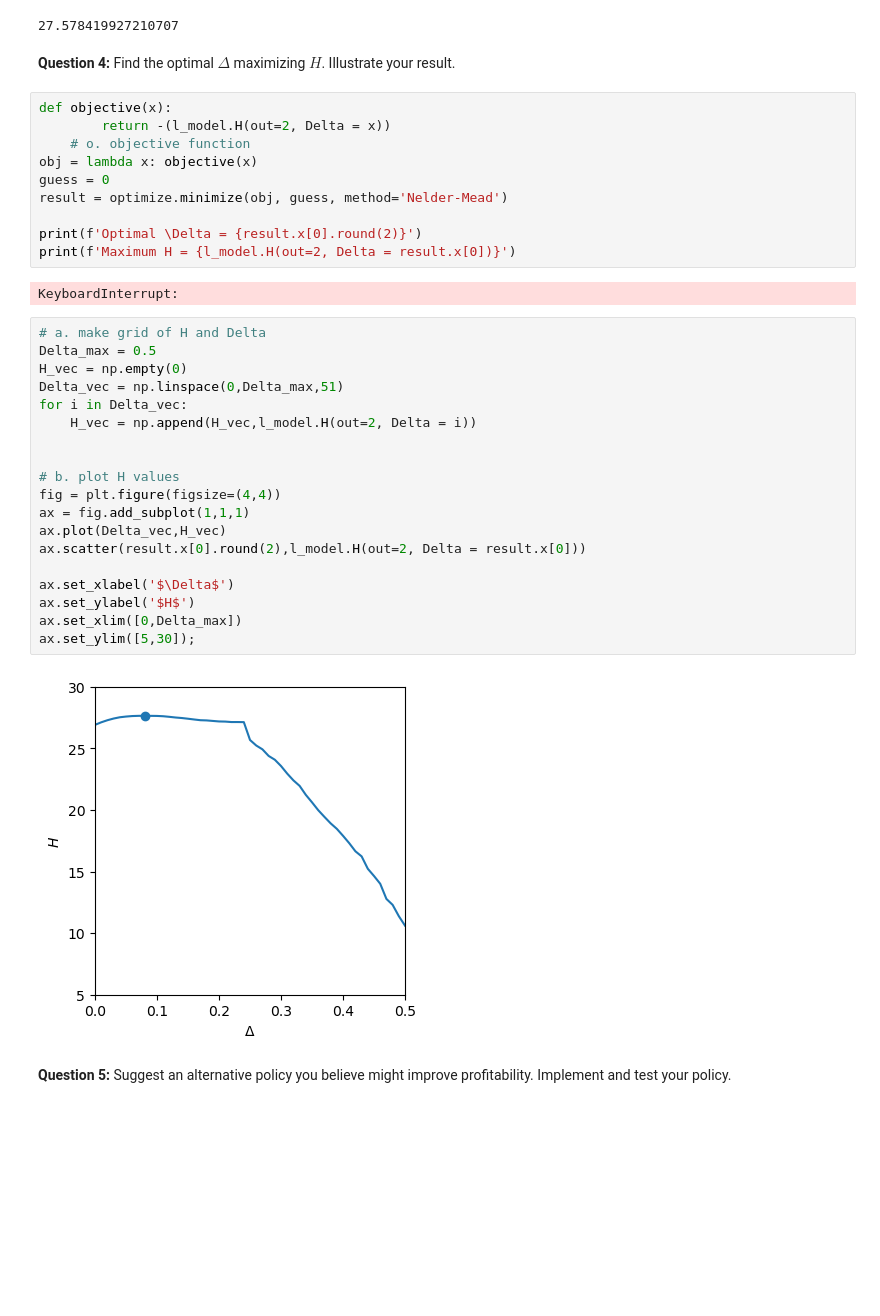
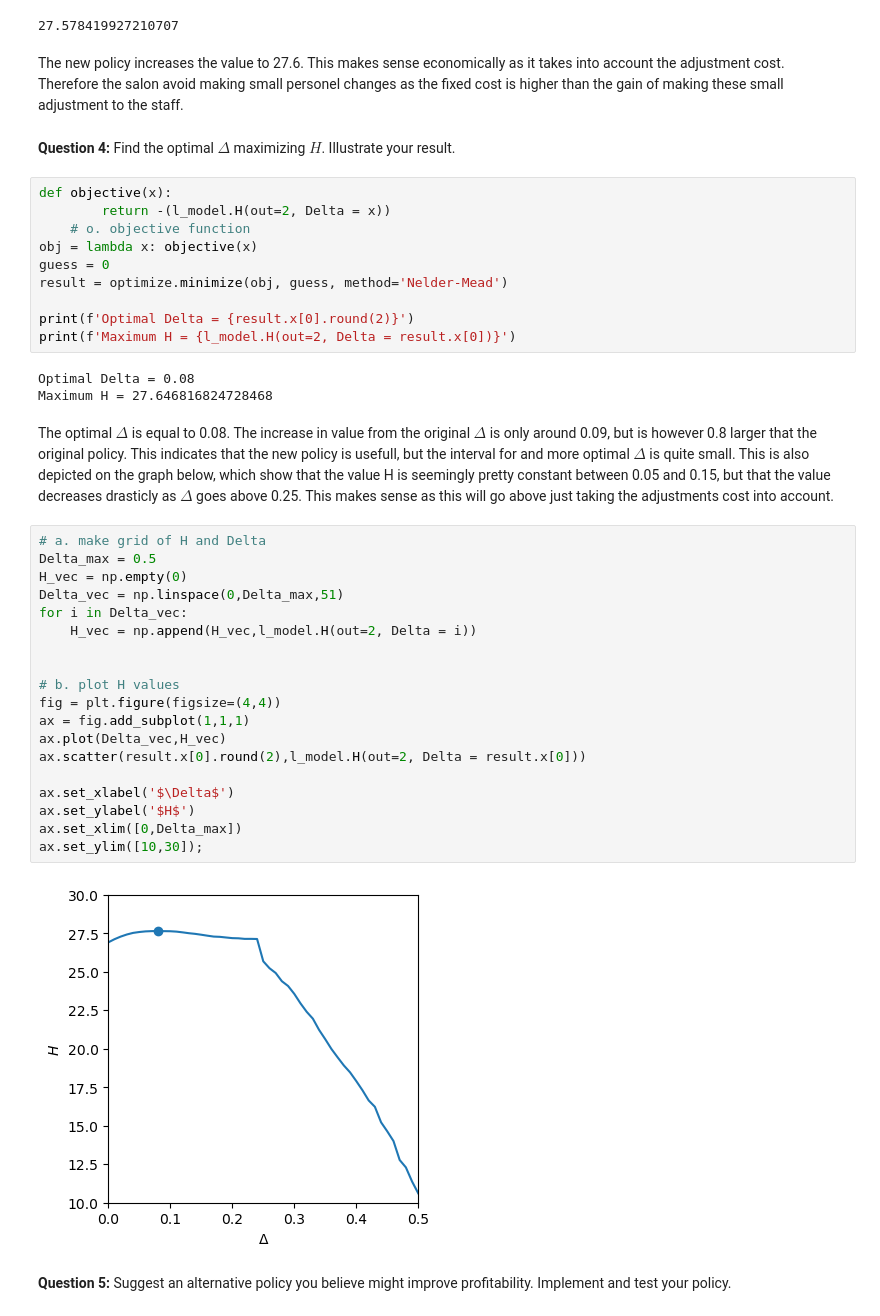
Before and after one commit to NumEconCopenhagen/projects-2023-cbjk, a Jupyter notebook: examproject/Exam-2023-notebook.ipynb, the cells around one changed output. Drawn from its saved outputs; the diff is of its cells as text; blank space fills up the shorter version.

```diff
--- a/examproject/Exam-2023-notebook.ipynb
+++ b/examproject/Exam-2023-notebook.ipynb
@@ -220,6 +232,8 @@ With $\Delta \geq 0$ and $\Delta = 0$ being the previous policy.
 l_model.H(out=2)
 # %% [output]
 27.578419927210707
+# %% [markdown]
+The new policy increases the value to 27.6. This makes sense economically as it takes into account the adjustment cost. Therefore the salon avoid making small personel changes as the fixed cost is higher than the gain of making these small adjustment to the staff.
 # %% [markdown]
 **Question 4:** Find the optimal $\Delta$ maximizing $H$. Illustrate your result.
 # %%
@@ -230,31 +244,34 @@ obj = lambda x: objective(x)
 guess = 0
 result = optimize.minimize(obj, guess, method='Nelder-Mead')
 
-print(f'Optimal \Delta = {result.x[0].round(2)}')
+print(f'Optimal Delta = {result.x[0].round(2)}')
 print(f'Maximum H = {l_model.H(out=2, Delta = result.x[0])}')
 # %% [output]
-KeyboardInterrupt:
+Optimal Delta = 0.08
+Maximum H = 27.646816824728468
+# %% [markdown]
+The optimal $\Delta$ is equal to 0.08. The increase in value from the original $\Delta$ is only around 0.09, but is however 0.8 larger that the original policy. This indicates that the new policy is usefull, but the interval for and more optimal $\Delta$ is quite small. This is also depicted on the graph below, which show that the value H is seemingly pretty constant between 0.05 and 0.15, but that the value decreases drasticly as $\Delta$ goes above 0.25. This makes sense as this will go above just taking the adjustments cost into account.
 # %%
 # a. make grid of H and Delta
 Delta_max = 0.5
 H_vec = np.empty(0)
 Delta_vec = np.linspace(0,Delta_max,51)
 for i in Delta_vec:
     H_vec = np.append(H_vec,l_model.H(out=2, Delta = i))
 
 
 # b. plot H values
 fig = plt.figure(figsize=(4,4))
 ax = fig.add_subplot(1,1,1)
 ax.plot(Delta_vec,H_vec)
 ax.scatter(result.x[0].round(2),l_model.H(out=2, Delta = result.x[0]))
 
 ax.set_xlabel('$\Delta$')
 ax.set_ylabel('$H$')
 ax.set_xlim([0,Delta_max])
-ax.set_ylim([5,30]);
+ax.set_ylim([10,30]);
 # %% [output]
-[figure, old version]
+[figure, new version]
 # %% [markdown]
 
 **Question 5:** Suggest an alternative policy you believe might improve profitability. Implement and test your policy.
```
Also changed, not shown: parts of 12 cells of this notebook, 2 other files.
